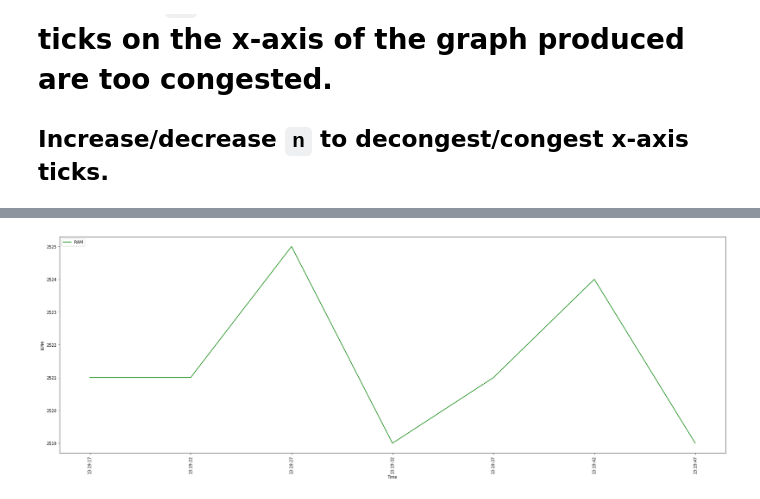
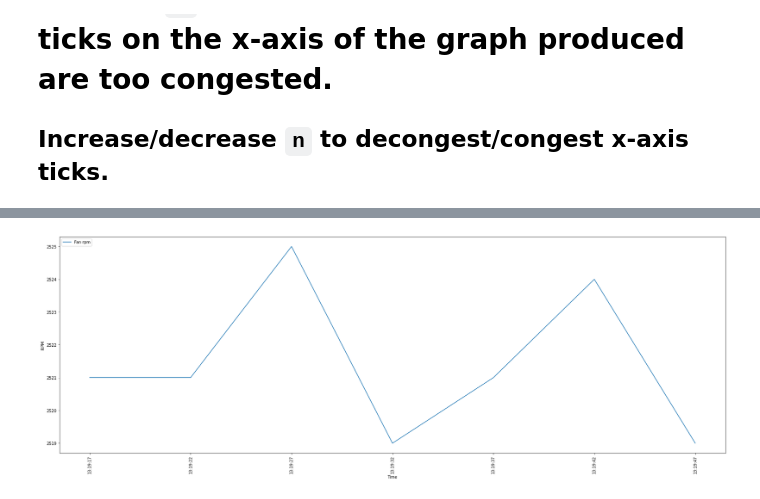
Before and after one commit to Sriram-bb63/Temperature-log, a Jupyter notebook: graph.ipynb, the cells around one changed output, grey strips where cells are left out. Cells and saved outputs as stored; diff of their text form; code cells hidden in the pictures.

```diff
--- a/graph.ipynb
+++ b/graph.ipynb
@@ -11,0 +1,5 @@ df.head()
+# %%
+import pandas as pd
+
+df = pd.read_csv("temp_log_sample.csv")
+df.head()
@@ -36,12 +51,14 @@ plt.show()
 # %%
-plt.plot(df["time"], df["fan"], label="RAM", color="green")
+plt.plot(df["time"], df["fan"], label="Fan rpm")
+
 plt.xlabel("Time")
 plt.ylabel("RPM")
+
 plt.xticks(rotation="vertical")
 plt.legend(loc="upper left")
 ax = plt.gca()
-ax.set_ylim(bottom=0)
 ax.set_xticks(ax.get_xticks()[::n])
+
 plt.show()
 # %% [output]
-[figure, old version]
+[figure, new version]
```
Also changed, not shown: parts of 4 cells of this notebook.
